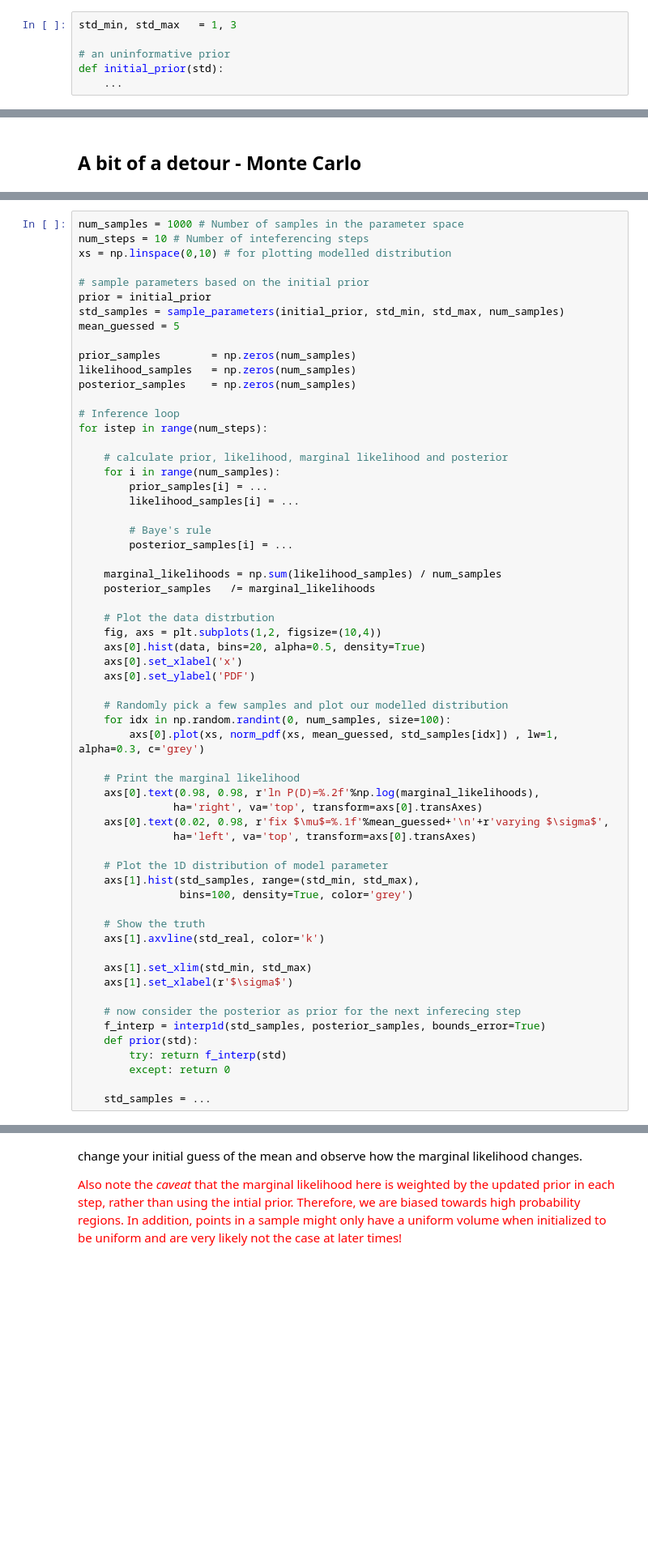
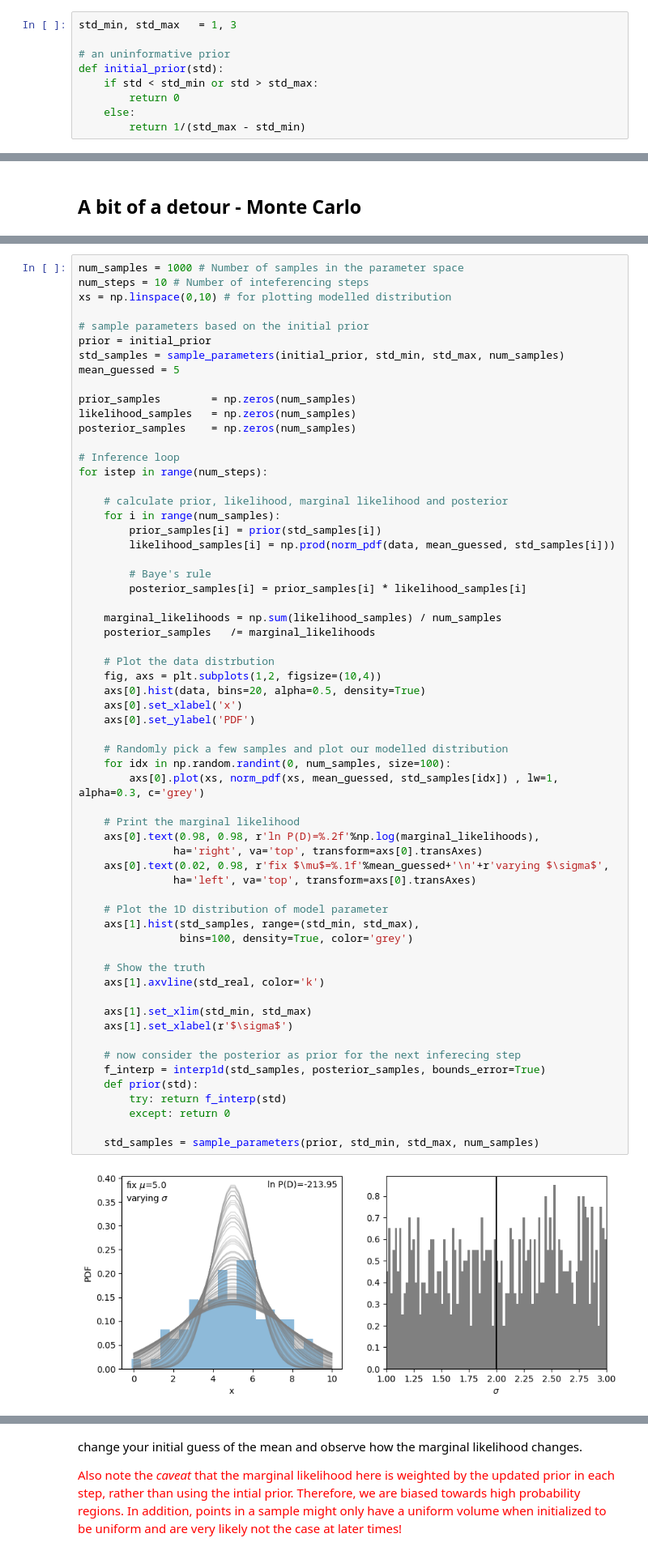
Before and after one commit to vernica-mehta/astr4004-8004-2025, a Jupyter notebook: notebooks/inference-part1.ipynb, the cells around one changed output, grey strips where cells are left out. Shown at 81% size. Drawn from its saved outputs; the diff is of its cells as text; blank space fills up the shorter version.

```diff
--- a/notebooks/inference-part1.ipynb
+++ b/notebooks/inference-part1.ipynb
@@ -94,7 +113,10 @@ std_min, std_max   = 1, 3
 
 # an uninformative prior
 def initial_prior(std):
-    ...
+    if std < std_min or std > std_max:
+        return 0
+    else:
+        return 1/(std_max - std_min)
 # %% [markdown]
 ## Calculate the likelihood
 We have picked the Normal distribution as our model, then for a given set of model parameters, $\theta$ or $\sigma$ (`std`), the likelihood function of data $D$ or `x` is simply
@@ -152,11 +174,11 @@ for istep in range(num_steps):
 
     # calculate prior, likelihood, marginal likelihood and posterior
     for i in range(num_samples):
-        prior_samples[i] = ...
-        likelihood_samples[i] = ...
+        prior_samples[i] = prior(std_samples[i])
+        likelihood_samples[i] = np.prod(norm_pdf(data, mean_guessed, std_samples[i]))
 
         # Baye's rule
-        posterior_samples[i] = ...
+        posterior_samples[i] = prior_samples[i] * likelihood_samples[i]
 
     marginal_likelihoods = np.sum(likelihood_samples) / num_samples
     posterior_samples   /= marginal_likelihoods
@@ -166,31 +188,33 @@ for istep in range(num_steps):
     axs[0].hist(data, bins=20, alpha=0.5, density=True)
     axs[0].set_xlabel('x')
     axs[0].set_ylabel('PDF')
 
     # Randomly pick a few samples and plot our modelled distribution
     for idx in np.random.randint(0, num_samples, size=100):
         axs[0].plot(xs, norm_pdf(xs, mean_guessed, std_samples[idx]) , lw=1, alpha=0.3, c='grey')
 
     # Print the marginal likelihood
     axs[0].text(0.98, 0.98, r'ln P(D)=%.2f'%np.log(marginal_likelihoods),
                ha='right', va='top', transform=axs[0].transAxes)
     axs[0].text(0.02, 0.98, r'fix $\mu$=%.1f'%mean_guessed+'\n'+r'varying $\sigma$',
                ha='left', va='top', transform=axs[0].transAxes)
 
     # Plot the 1D distribution of model parameter
     axs[1].hist(std_samples, range=(std_min, std_max),
                 bins=100, density=True, color='grey')
 
     # Show the truth
     axs[1].axvline(std_real, color='k')
 
     axs[1].set_xlim(std_min, std_max)
     axs[1].set_xlabel(r'$\sigma$')
 
     # now consider the posterior as prior for the next inferecing step
     f_interp = interp1d(std_samples, posterior_samples, bounds_error=True)
     def prior(std):
         try: return f_interp(std)
         except: return 0
 
-    std_samples = ...
+    std_samples = sample_parameters(prior, std_min, std_max, num_samples)
+# %% [output]
+[figure, added]
```
Also changed, not shown: parts of 6 cells of this notebook, 4 other files.
